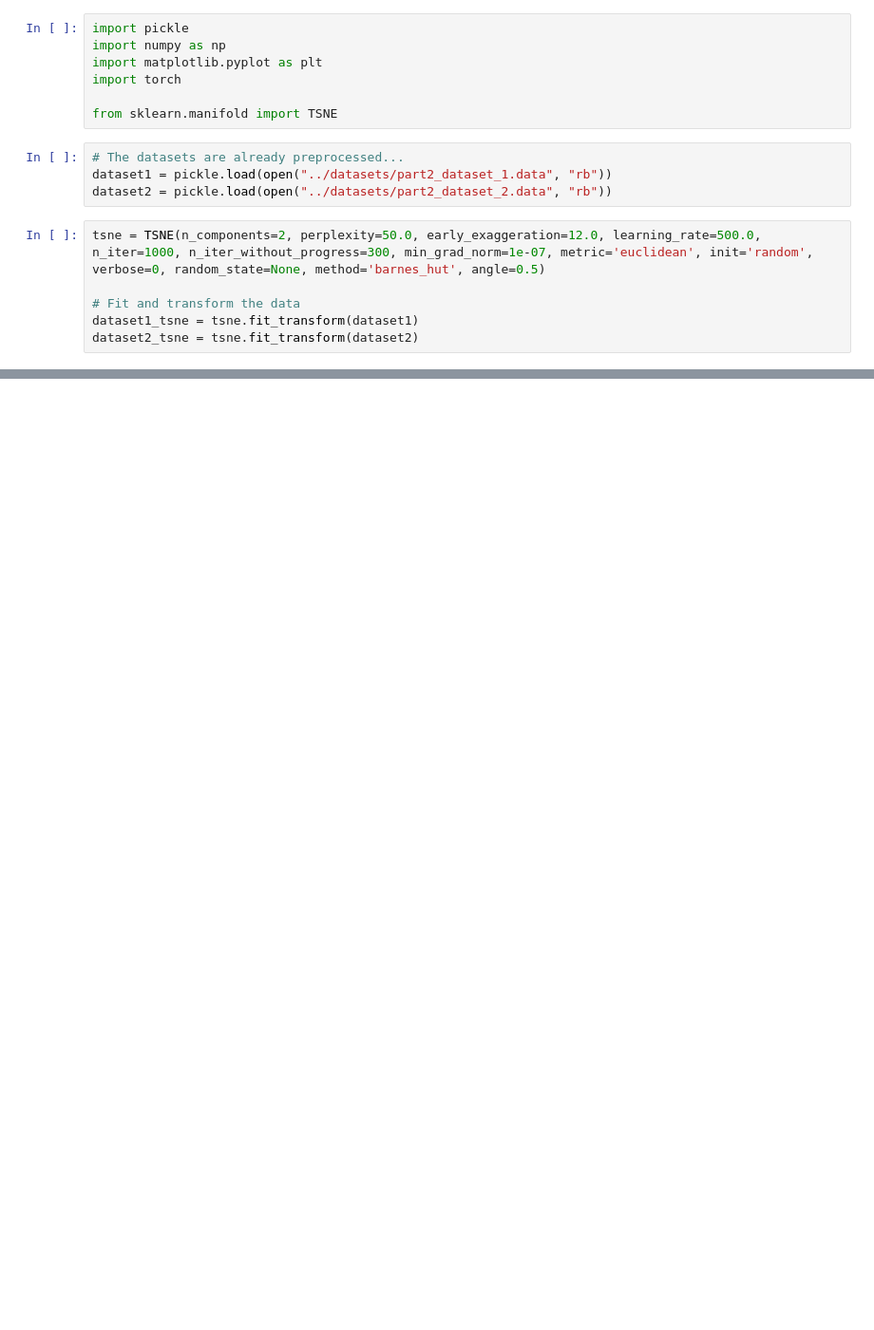
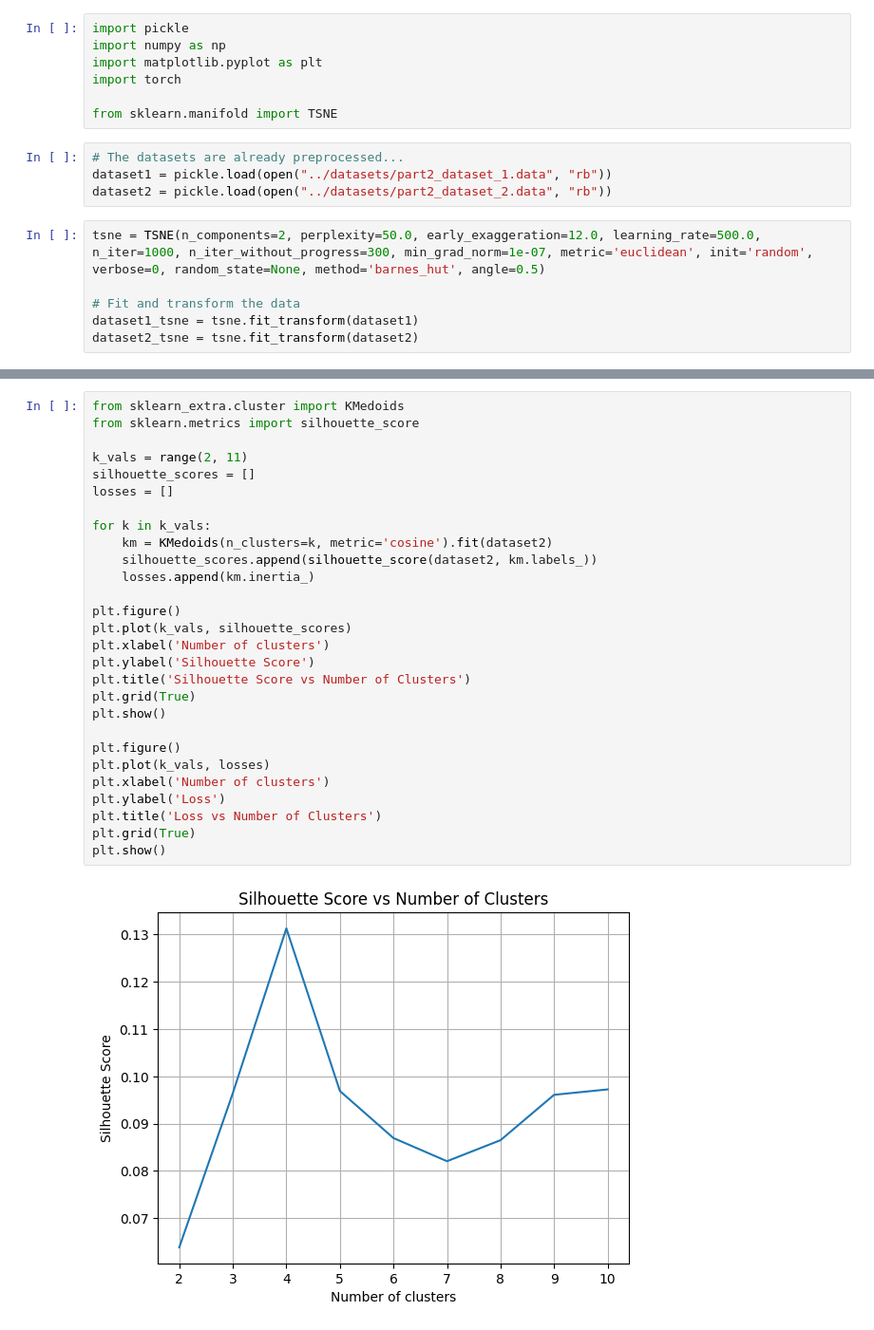
Before and after one commit to berkulutas/ml-hw2, a Jupyter notebook: Part2/tsne_experiments.ipynb, the cells around one changed output, grey strips where cells are left out. Shown at 95% size. Drawn from its saved outputs; the diff is of its cells as text; blank space fills up the shorter version.

```diff
--- a/Part2/tsne_experiments.ipynb
+++ b/Part2/tsne_experiments.ipynb
@@ -24,0 +31,30 @@ plt.scatter(dataset1_tsne[:, 0], dataset1_tsne[:, 1], c='r', label='Dataset 1')
+# %%
+from sklearn_extra.cluster import KMedoids
+from sklearn.metrics import silhouette_score
+
+k_vals = range(2, 11)
+silhouette_scores = []
+losses = []
+
+for k in k_vals:
+    km = KMedoids(n_clusters=k, metric='cosine').fit(dataset2)
+    silhouette_scores.append(silhouette_score(dataset2, km.labels_))
+    losses.append(km.inertia_)
+
+plt.figure()
+plt.plot(k_vals, silhouette_scores)
+plt.xlabel('Number of clusters')
+plt.ylabel('Silhouette Score')
+plt.title('Silhouette Score vs Number of Clusters')
+plt.grid(True)
+plt.show()
+
+plt.figure()
+plt.plot(k_vals, losses)
+plt.xlabel('Number of clusters')
+plt.ylabel('Loss')
+plt.title('Loss vs Number of Clusters')
+plt.grid(True)
+plt.show()
+# %% [output]
+[figure, added]
```
Also changed, not shown: parts of 4 cells of this notebook, 2 other files.
